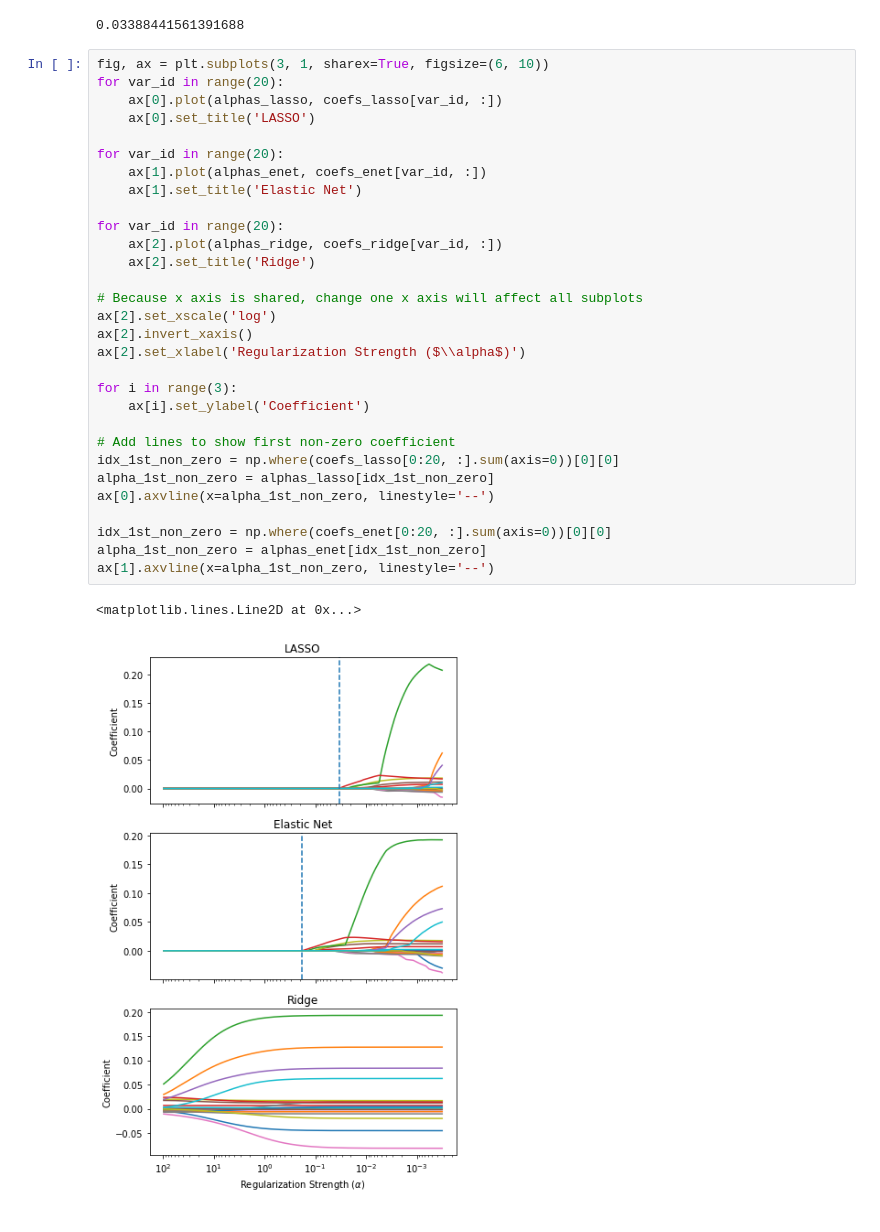
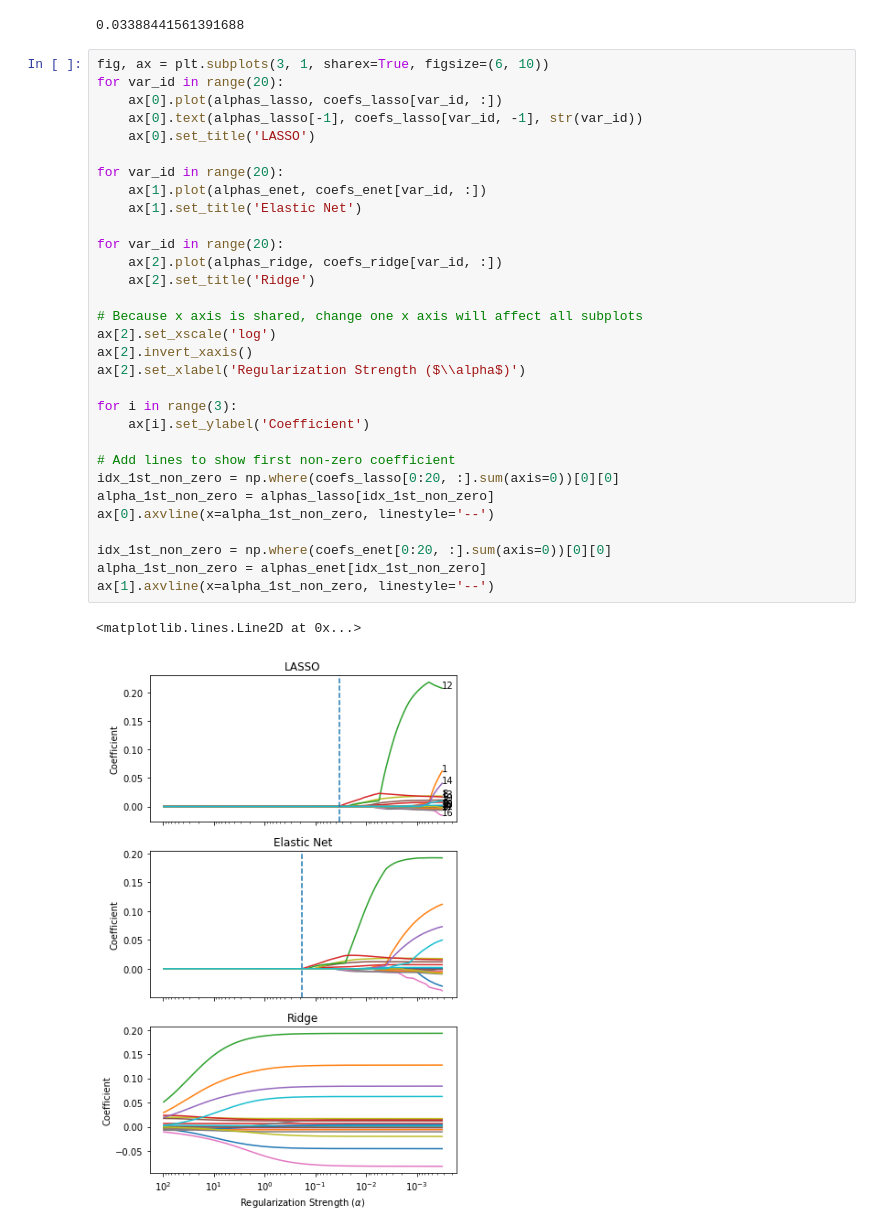
Before and after one commit to dehuihou/ames_house_price, a Jupyter notebook: sta208_final_project_regularization_path.ipynb, the cells around one changed output. Drawn from its saved outputs; the diff is of its cells as text.

Commit message:
reorganized the plotting code to generate path figures for the report

```diff
--- a/sta208_final_project_regularization_path.ipynb
+++ b/sta208_final_project_regularization_path.ipynb
@@ -90,32 +90,33 @@ plt.legend()
 fig, ax = plt.subplots(3, 1, sharex=True, figsize=(6, 10))
 for var_id in range(20):
     ax[0].plot(alphas_lasso, coefs_lasso[var_id, :])
+    ax[0].text(alphas_lasso[-1], coefs_lasso[var_id, -1], str(var_id))
     ax[0].set_title('LASSO')
 
 for var_id in range(20):
     ax[1].plot(alphas_enet, coefs_enet[var_id, :])
     ax[1].set_title('Elastic Net')
 
 for var_id in range(20):
     ax[2].plot(alphas_ridge, coefs_ridge[var_id, :])
     ax[2].set_title('Ridge')
 
 # Because x axis is shared, change one x axis will affect all subplots
 ax[2].set_xscale('log')
 ax[2].invert_xaxis()
 ax[2].set_xlabel('Regularization Strength ($\\alpha$)')
 
 for i in range(3):
     ax[i].set_ylabel('Coefficient')
 
 # Add lines to show first non-zero coefficient
 idx_1st_non_zero = np.where(coefs_lasso[0:20, :].sum(axis=0))[0][0]
 alpha_1st_non_zero = alphas_lasso[idx_1st_non_zero]
 ax[0].axvline(x=alpha_1st_non_zero, linestyle='--')
 
 idx_1st_non_zero = np.where(coefs_enet[0:20, :].sum(axis=0))[0][0]
 alpha_1st_non_zero = alphas_enet[idx_1st_non_zero]
 ax[1].axvline(x=alpha_1st_non_zero, linestyle='--')
 # %% [output]
 <matplotlib.lines.Line2D at 0x...>
-[figure, old version]
+[figure, new version]
```
Also changed, not shown: parts of 16 cells of this notebook.
